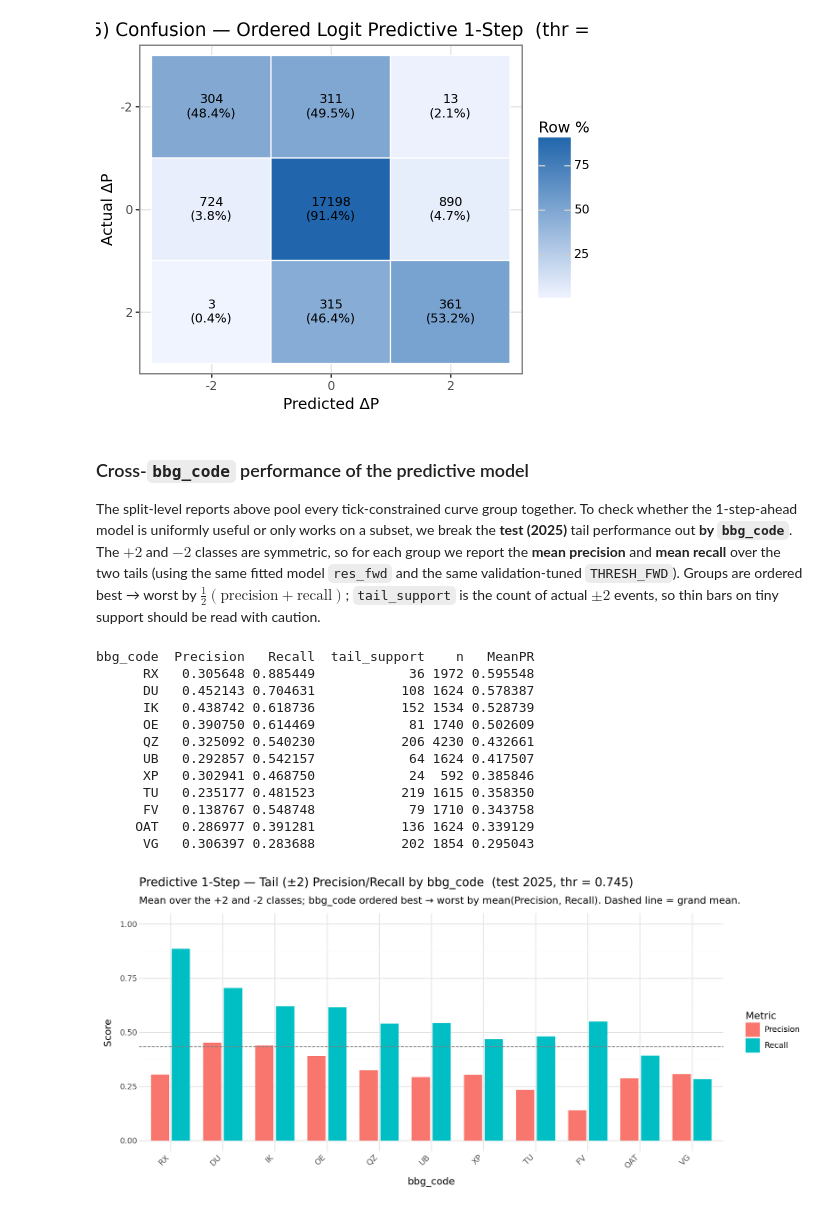
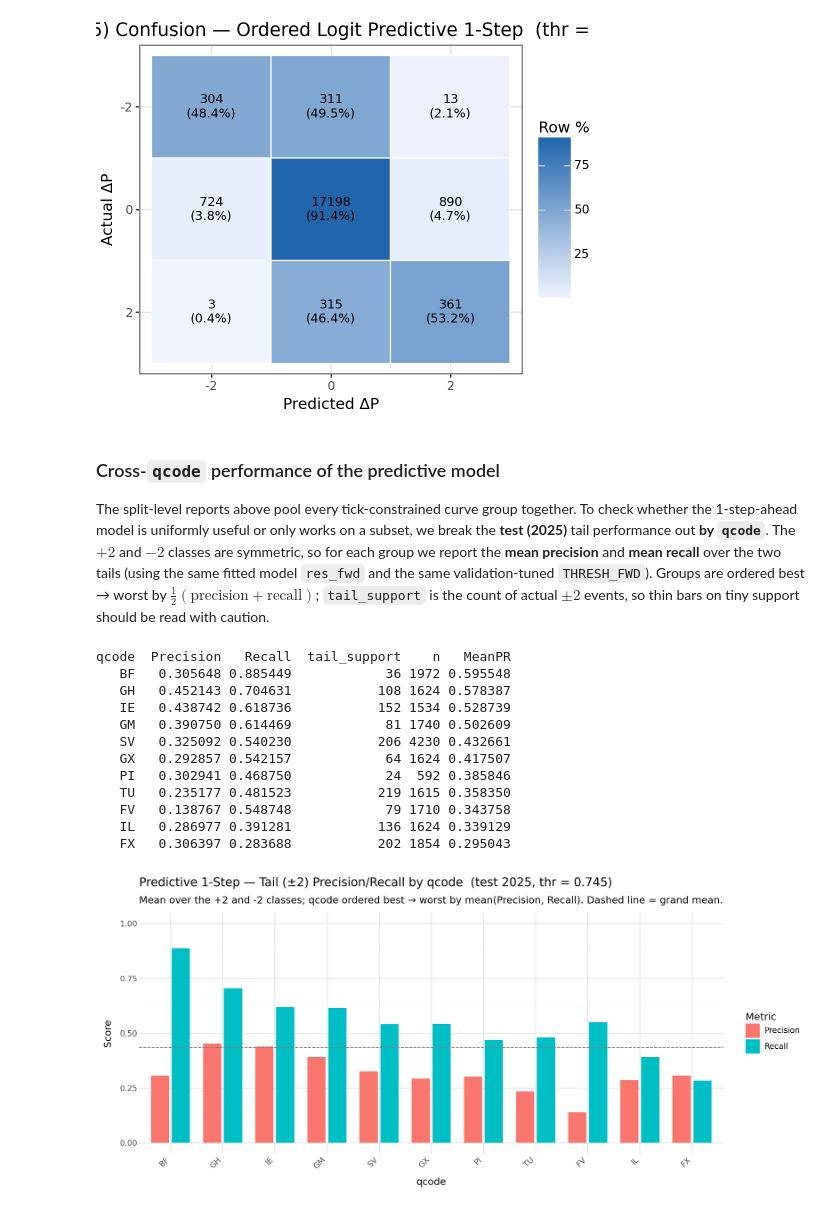
Before and after one commit to qe-internship-wjw/ip1, a Jupyter notebook: notebooks/02b_regressions_tc.ipynb, the cells around one changed output. Saved outputs shown, nothing was run; the diff lists cells and outputs as text; code cells hidden in the pictures.

Commit message:
Evaluate regressions by qcode

```diff
--- a/notebooks/02b_regressions_tc.ipynb
+++ b/notebooks/02b_regressions_tc.ipynb
@@ -437,28 +437,28 @@ weighted avg       0.82      0.83      0.82     63609
 weighted avg       0.92      0.89      0.90     20119
 [figure]
 # %% [markdown]
-### Cross-`bbg_code` performance of the predictive model
+### Cross-`qcode` performance of the predictive model
 
 The split-level reports above pool every tick-constrained curve group together. To check whether
 the 1-step-ahead model is uniformly useful or only works on a subset, we break the **test (2025)**
-tail performance out **by `bbg_code`**. The $+2$ and $-2$ classes are symmetric, so for each group
+tail performance out **by `qcode`**. The $+2$ and $-2$ classes are symmetric, so for each group
 we report the **mean precision** and **mean recall** over the two tails (using the same fitted
 model `res_fwd` and the same validation-tuned `THRESH_FWD`). Groups are ordered best → worst by
 $\tfrac12(\text{precision} + \text{recall})$; `tail_support` is the count of actual $\pm2$ events,
 so thin bars on tiny support should be read with caution.
 # %%
-# --- Per-bbg_code evaluation of the predictive model on TEST (2025) ----------
+# --- Per-qcode evaluation of the predictive model on TEST (2025) ----------
 # Tail (+/-2) precision & recall, averaged over the two tail classes (they are symmetric),
-# computed SEPARATELY for each bbg_code so we can see where the 1-step-ahead model
+# computed SEPARATELY for each qcode so we can see where the 1-step-ahead model
 # generalises and where it degrades. Uses the SAME fitted model (res_fwd) and the SAME
-# validation-tuned THRESH_FWD; we just re-materialise the test slice carrying bbg_code so
+# validation-tuned THRESH_FWD; we just re-materialise the test slice carrying qcode so
 # every row can be grouped.
 from sklearn.metrics import precision_recall_fscore_support
 
 _pdf_bbg = (
     df_signals_tc_clean
     .filter(pl.col('year').is_in(TEST_YEARS))
-    .select(['delta_p_fwd', *TC_FEATURES, 'bbg_code'])
+    .select(['delta_p_fwd', *TC_FEATURES, 'qcode'])
     .drop_nulls()
     .to_pandas()
 )
@@ -468,60 +468,60 @@ _pdf_bbg['pred'] = assign_classes(
 )
 
 rows = []
-for code, g in _pdf_bbg.groupby('bbg_code'):
+for code, g in _pdf_bbg.groupby('qcode'):
     prec, rec, _, sup = precision_recall_fscore_support(
         g['y'], g['pred'], labels=[-2, 2], zero_division=0,
     )
     rows.append({
-        'bbg_code': code,
+        'qcode': code,
         'Precision': float(prec.mean()),   # mean over the +2 and -2 classes
         'Recall': float(rec.mean()),
         'tail_support': int(sup.sum()),    # # of actual +/-2 observations
         'n': int(len(g)),
     })
 
 bbg_metrics = (
     pd.DataFrame(rows)
     .assign(MeanPR=lambda d: (d['Precision'] + d['Recall']) / 2)
     .sort_values('MeanPR', ascending=False)
     .reset_index(drop=True)
 )
 print(bbg_metrics.to_string(index=False))
 
-# Dodged precision/recall bars, bbg_code ordered best -> worst by mean(Precision, Recall).
-_order   = bbg_metrics['bbg_code'].tolist()
+# Dodged precision/recall bars, qcode ordered best -> worst by mean(Precision, Recall).
+_order   = bbg_metrics['qcode'].tolist()
 _grand   = bbg_metrics[['Precision', 'Recall']].to_numpy().mean()
 bbg_long = bbg_metrics.melt(
-    id_vars=['bbg_code'], value_vars=['Precision', 'Recall'],
+    id_vars=['qcode'], value_vars=['Precision', 'Recall'],
     var_name='Metric', value_name='Value',
 )
-bbg_long['bbg_code'] = pd.Categorical(bbg_long['bbg_code'], categories=_order, ordered=True)
+bbg_long['qcode'] = pd.Categorical(bbg_long['qcode'], categories=_order, ordered=True)
 (
-    ggplot(bbg_long, aes(x='bbg_code', y='Value', fill='Metric'))
+    ggplot(bbg_long, aes(x='qcode', y='Value', fill='Metric'))
     + geom_col(position=position_dodge(width=0.8), width=0.7)
     + geom_hline(yintercept=_grand, linetype='dashed', color='grey')
     + scale_y_continuous(limits=[0, 1])
     + labs(
-        title=f'Predictive 1-Step — Tail (±2) Precision/Recall by bbg_code  '
+        title=f'Predictive 1-Step — Tail (±2) Precision/Recall by qcode  '
               f'(test 2025, thr = {THRESH_FWD:.3f})',
-        subtitle='Mean over the +2 and -2 classes; bbg_code ordered best → worst by '
+        subtitle='Mean over the +2 and -2 classes; qcode ordered best → worst by '
                  'mean(Precision, Recall). Dashed line = grand mean.',
-        x='bbg_code', y='Score', fill='Metric',
+        x='qcode', y='Score', fill='Metric',
     )
     + theme_minimal()
     + theme(figure_size=(11, 5), axis_text_x=element_text(rotation=45, hjust=1))
 )
 # %% [output]
-bbg_code  Precision   Recall  tail_support    n   MeanPR
-      RX   0.305648 0.885449            36 1972 0.595548
-      DU   0.452143 0.704631           108 1624 0.578387
-      IK   0.438742 0.618736           152 1534 0.528739
-      OE   0.390750 0.614469            81 1740 0.502609
-      QZ   0.325092 0.540230           206 4230 0.432661
-      UB   0.292857 0.542157            64 1624 0.417507
-      XP   0.302941 0.468750            24  592 0.385846
-      TU   0.235177 0.481523           219 1615 0.358350
-      FV   0.138767 0.548748            79 1710 0.343758
-     OAT   0.286977 0.391281           136 1624 0.339129
-      VG   0.306397 0.283688           202 1854 0.295043
+qcode  Precision   Recall  tail_support    n   MeanPR
+   BF   0.305648 0.885449            36 1972 0.595548
+   GH   0.452143 0.704631           108 1624 0.578387
+   IE   0.438742 0.618736           152 1534 0.528739
+   GM   0.390750 0.614469            81 1740 0.502609
+   SV   0.325092 0.540230           206 4230 0.432661
+   GX   0.292857 0.542157            64 1624 0.417507
+   PI   0.302941 0.468750            24  592 0.385846
+   TU   0.235177 0.481523           219 1615 0.358350
+   FV   0.138767 0.548748            79 1710 0.343758
+   IL   0.286977 0.391281           136 1624 0.339129
+   FX   0.306397 0.283688           202 1854 0.295043
-[figure, old version]
+[figure, new version]
```
